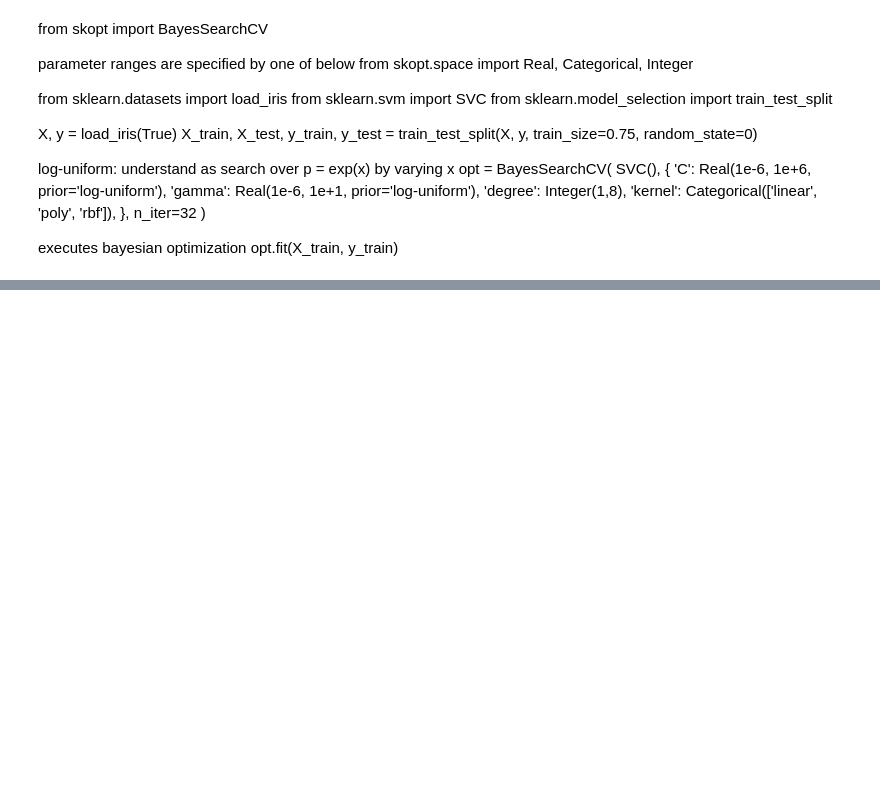
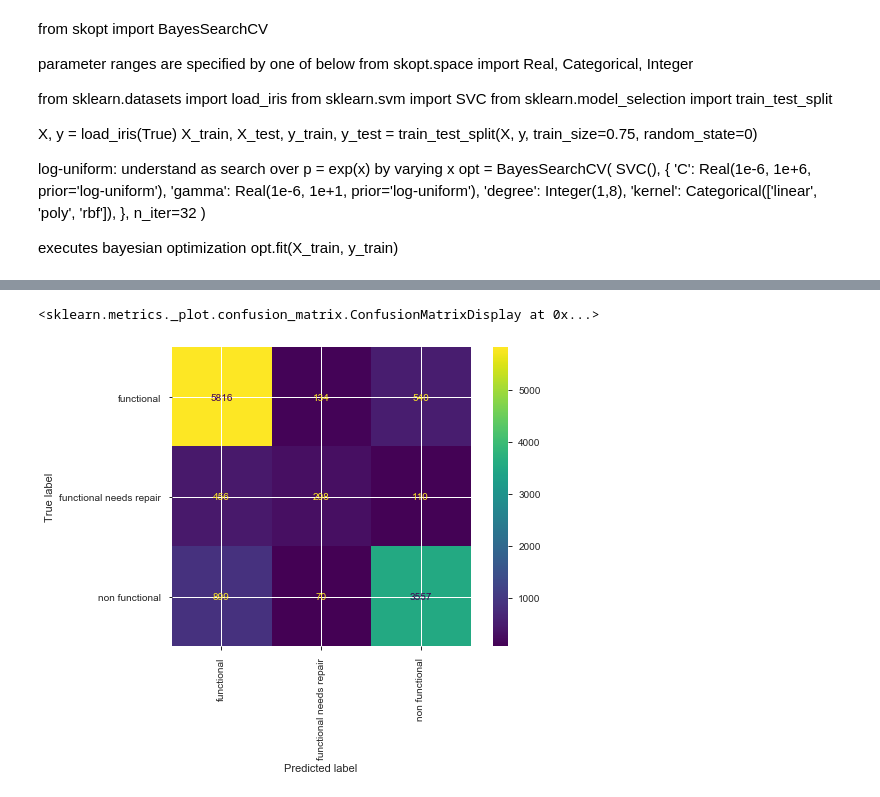
Before and after one commit to alexmjn/DS-Unit-2-Kaggle-Challenge, a Jupyter notebook: module4-classification-metrics/LS_DS_224_assignment.ipynb, the cells around one changed output, grey strips where cells are left out. Saved outputs shown, nothing was run; the diff lists cells and outputs as text; code cells hidden in the pictures; blank space fills up the shorter version.

Commit message:
day four assignment - confusion matrix

```diff
--- a/module4-classification-metrics/LS_DS_224_assignment.ipynb
+++ b/module4-classification-metrics/LS_DS_224_assignment.ipynb
@@ -142,34 +142,14 @@ def wrangle(df):
 # %%
 train = wrangle(train)
 test = wrangle(test)
+# %%
+train, val = train_test_split(train, train_size = .8, test_size = .2)
 # %%
 target = 'status_group'
 features = train.drop([target], axis = 1).columns.tolist()
 # %%
 X_train = train[features]
 y_train = train[target]
+X_val = val[features]
+y_val = val[target]
 X_test = test[features]
-# %%
-pipeline = make_pipeline(
-    ce.OrdinalEncoder(),
-    SimpleImputer(strategy = "median", add_indicator = True),
-    RandomForestClassifier(random_state = 100)
-)
-
-param_distributions = {
-    'randomforestclassifier__n_estimators': randint(50, 1300),
-    'randomforestclassifier__max_depth': [5, 15, 25, 35, 45, None]
-}
-
-search = RandomizedSearchCV(
-    pipeline,
-    param_distributions=param_distributions,
-    n_iter=10,
-    cv=3,
-    scoring='accuracy',
-    verbose=10,
-    return_train_score=True,
-    n_jobs=-1
-)
-
-search.fit(X_train, y_train)
@@ -243,0 +200,8 @@ y_pred = pipeline.predict(X_test)
+# %%
+pipeline = make_pipeline(
+    ce.OrdinalEncoder(),
+    SimpleImputer(strategy = "median", add_indicator = True),
+    RandomForestClassifier(max_depth = 25, n_estimators = 1275, random_state = 100)
+)
+
+pipeline.fit(X_train, y_train)
@@ -243,0 +228,6 @@ y_pred = pipeline.predict(X_test)
+# %%
+from sklearn.metrics import plot_confusion_matrix
+plot_confusion_matrix(pipeline, X_val, y_val, values_format = '.0f', xticks_rotation = 'vertical')
+# %% [output]
+<sklearn.metrics._plot.confusion_matrix.ConfusionMatrixDisplay at 0x...>
+[figure, added]
```
Also changed, not shown: parts of 7 cells of this notebook.
